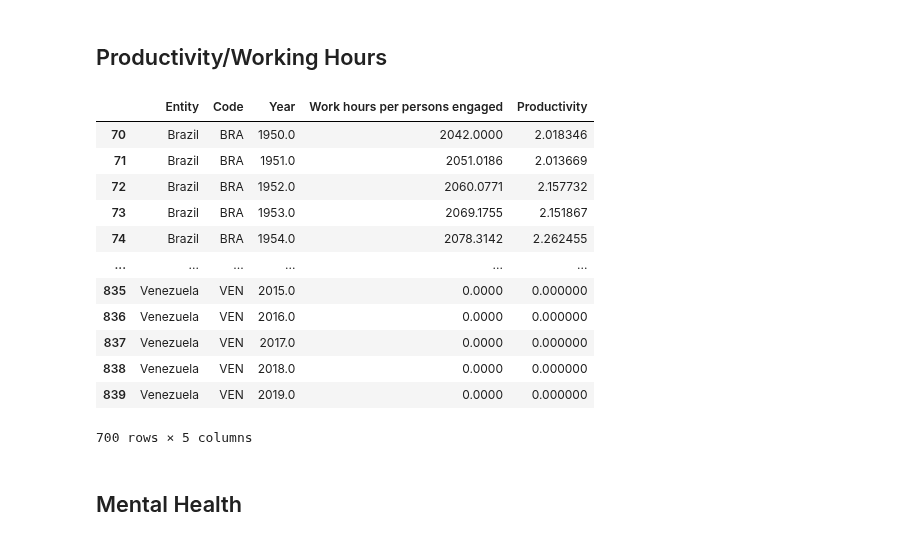
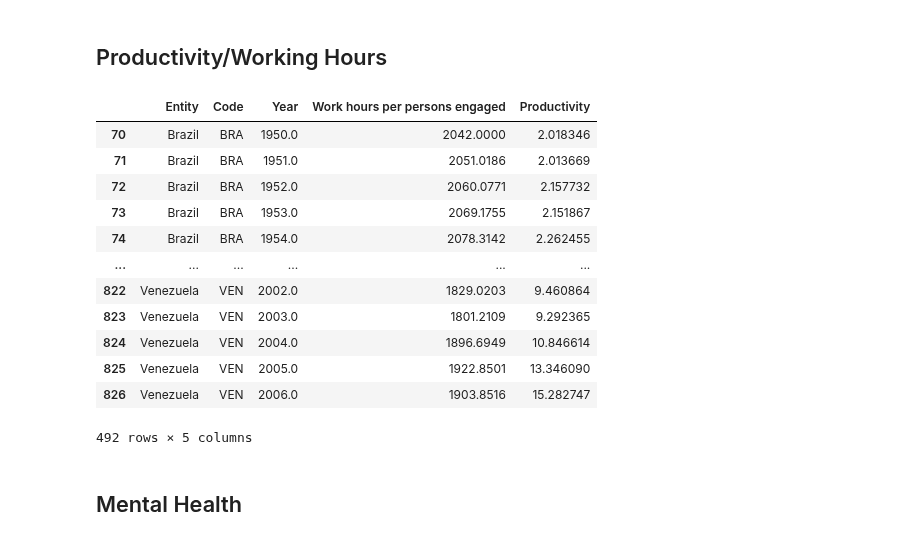
Before and after one commit to JeremyBrent/RUDS_project_1, a Jupyter notebook: Data_analysis.ipynb, the cells around one changed output. Saved outputs shown, nothing was run; the diff lists cells and outputs as text; code cells hidden in the pictures.

```diff
--- a/Data_analysis.ipynb
+++ b/Data_analysis.ipynb
@@ -12,26 +13,27 @@ countries_list = ["United States","Mexico","Venezuela","Brazil","South Africa","
 # %%
 # Productivity dataframe
 filepath = os.path.join("Output","productivity.csv")
 productivity_df = pd.read_csv(filepath)
 
 productivity_df = productivity_df[productivity_df.Entity.isin(countries_list)]
 del productivity_df["Unnamed: 0"]
 del productivity_df["Unnamed: 5"]
+productivity_df = productivity_df.loc[(productivity_df[["Work hours per persons engaged","Productivity"]]!=0.00).any(axis=1)]
 productivity_df
 # %% [output]
 |  | Entity | Code | Year | Work hours per persons engaged | Productivity |
 | 70 | Brazil | BRA | 1950.0 | 2042.0000 | 2.018346 |
 | 71 | Brazil | BRA | 1951.0 | 2051.0186 | 2.013669 |
 | 72 | Brazil | BRA | 1952.0 | 2060.0771 | 2.157732 |
 | 73 | Brazil | BRA | 1953.0 | 2069.1755 | 2.151867 |
 | 74 | Brazil | BRA | 1954.0 | 2078.3142 | 2.262455 |
 | ... | ... | ... | ... | ... | ... |
-| 835 | Venezuela | VEN | 2015.0 | 0.0000 | 0.000000 |
-| 836 | Venezuela | VEN | 2016.0 | 0.0000 | 0.000000 |
-| 837 | Venezuela | VEN | 2017.0 | 0.0000 | 0.000000 |
-| 838 | Venezuela | VEN | 2018.0 | 0.0000 | 0.000000 |
-| 839 | Venezuela | VEN | 2019.0 | 0.0000 | 0.000000 |
+| 822 | Venezuela | VEN | 2002.0 | 1829.0203 | 9.460864 |
+| 823 | Venezuela | VEN | 2003.0 | 1801.2109 | 9.292365 |
+| 824 | Venezuela | VEN | 2004.0 | 1896.6949 | 10.846614 |
+| 825 | Venezuela | VEN | 2005.0 | 1922.8501 | 13.346090 |
+| 826 | Venezuela | VEN | 2006.0 | 1903.8516 | 15.282747 |
-700 rows × 5 columns
+492 rows × 5 columns
 # %% [markdown]
 ## Mental Health
 # %%
```
Also changed, not shown: parts of 8 cells of this notebook, 1 other file.
